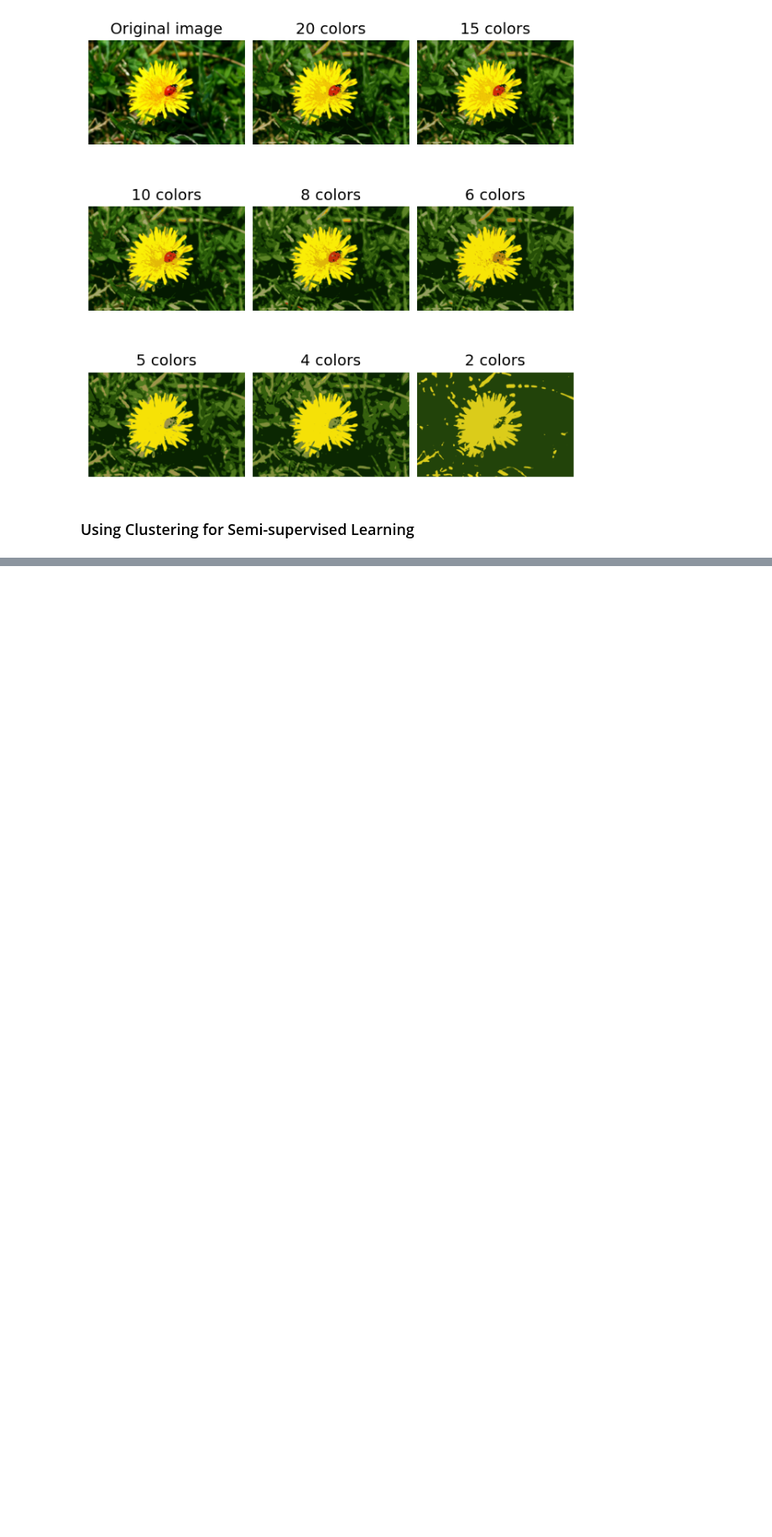
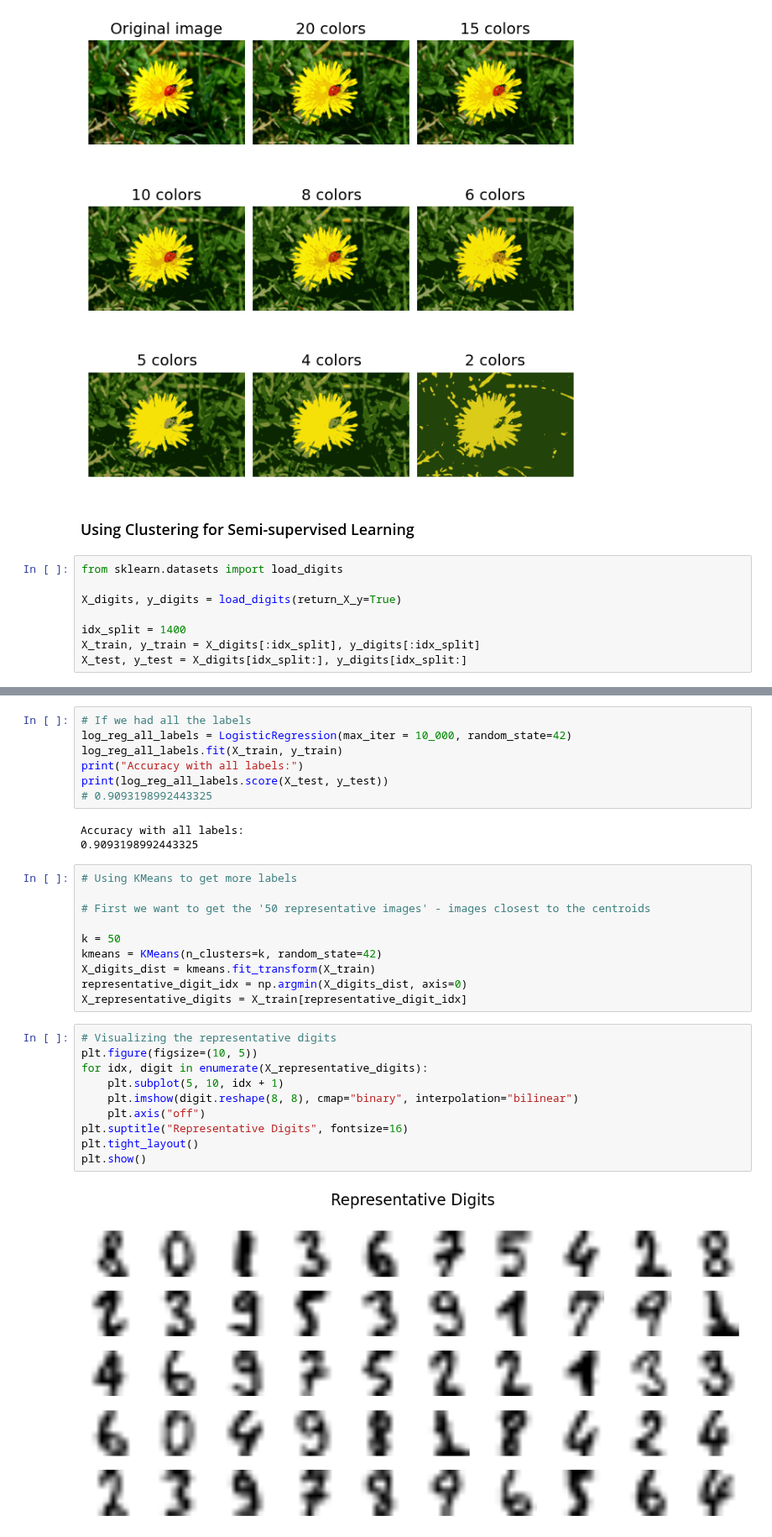
Before and after one commit to MrIsCM/Learning-Machine-Learning, a Jupyter notebook: Notebooks/09_Unsupervised_learning_techniques.ipynb, the cells around one changed output, grey strips where cells are left out. Shown at 84% size. Saved outputs shown, nothing was run; the diff lists cells and outputs as text; blank space fills up the shorter version.

```diff
--- a/Notebooks/09_Unsupervised_learning_techniques.ipynb
+++ b/Notebooks/09_Unsupervised_learning_techniques.ipynb
@@ -205,3 +205,11 @@ for idx, n_clusters in enumerate(n_colors):
 [figure]
 # %% [markdown]
 ### Using Clustering for Semi-supervised Learning
+# %%
+from sklearn.datasets import load_digits
+
+X_digits, y_digits = load_digits(return_X_y=True)
+
+idx_split = 1400
+X_train, y_train = X_digits[:idx_split], y_digits[:idx_split]
+X_test, y_test = X_digits[idx_split:], y_digits[idx_split:]
@@ -207,0 +233,32 @@ for idx, n_clusters in enumerate(n_colors):
+# %%
+# If we had all the labels
+log_reg_all_labels = LogisticRegression(max_iter = 10_000, random_state=42)
+log_reg_all_labels.fit(X_train, y_train)
+print("Accuracy with all labels:")
+print(log_reg_all_labels.score(X_test, y_test))
+# 0.9093198992443325
+# %% [output]
+Accuracy with all labels:
+0.9093198992443325
+# %%
+# Using KMeans to get more labels
+
+# First we want to get the '50 representative images' - images closest to the centroids
+
+k = 50
+kmeans = KMeans(n_clusters=k, random_state=42)
+X_digits_dist = kmeans.fit_transform(X_train)
+representative_digit_idx = np.argmin(X_digits_dist, axis=0)
+X_representative_digits = X_train[representative_digit_idx]
+# %%
+# Visualizing the representative digits
+plt.figure(figsize=(10, 5))
+for idx, digit in enumerate(X_representative_digits):
+    plt.subplot(5, 10, idx + 1)
+    plt.imshow(digit.reshape(8, 8), cmap="binary", interpolation="bilinear")
+    plt.axis("off")
+plt.suptitle("Representative Digits", fontsize=16)
+plt.tight_layout()
+plt.show()
+# %% [output]
+[figure, added]
```
Also changed, not shown: parts of 9 cells of this notebook, 1 other file.
